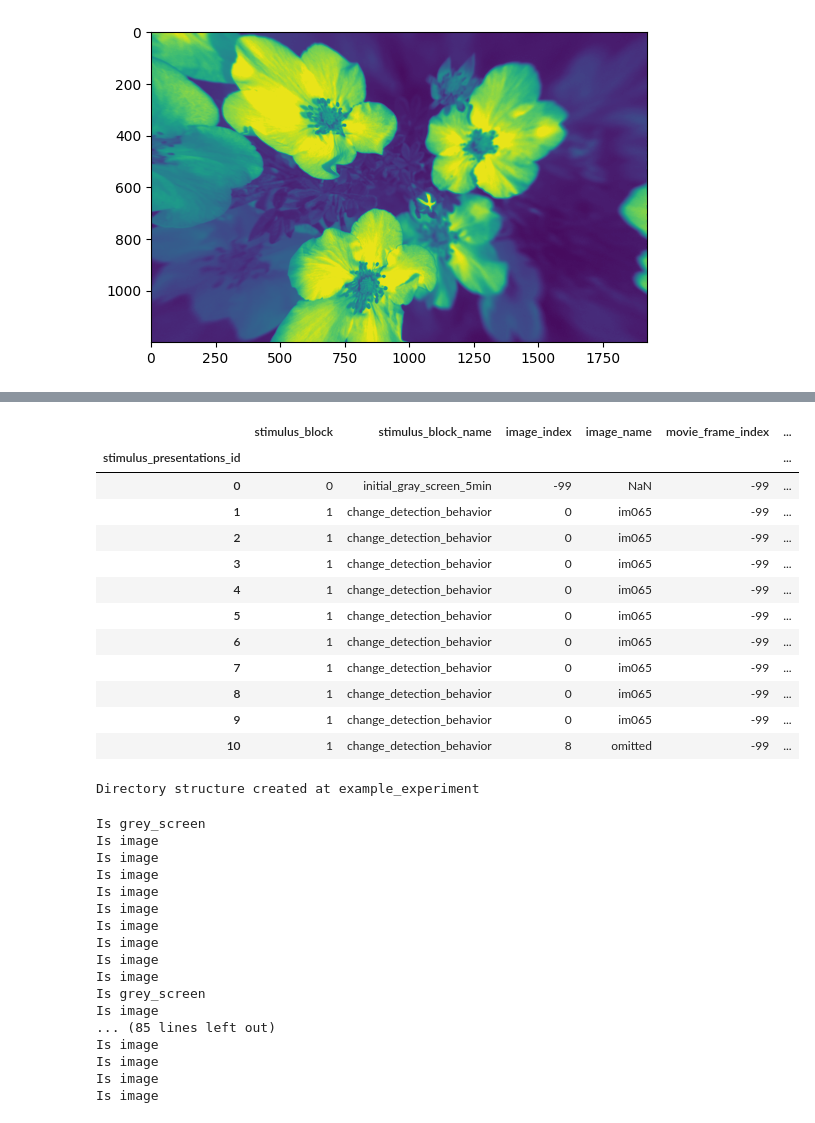
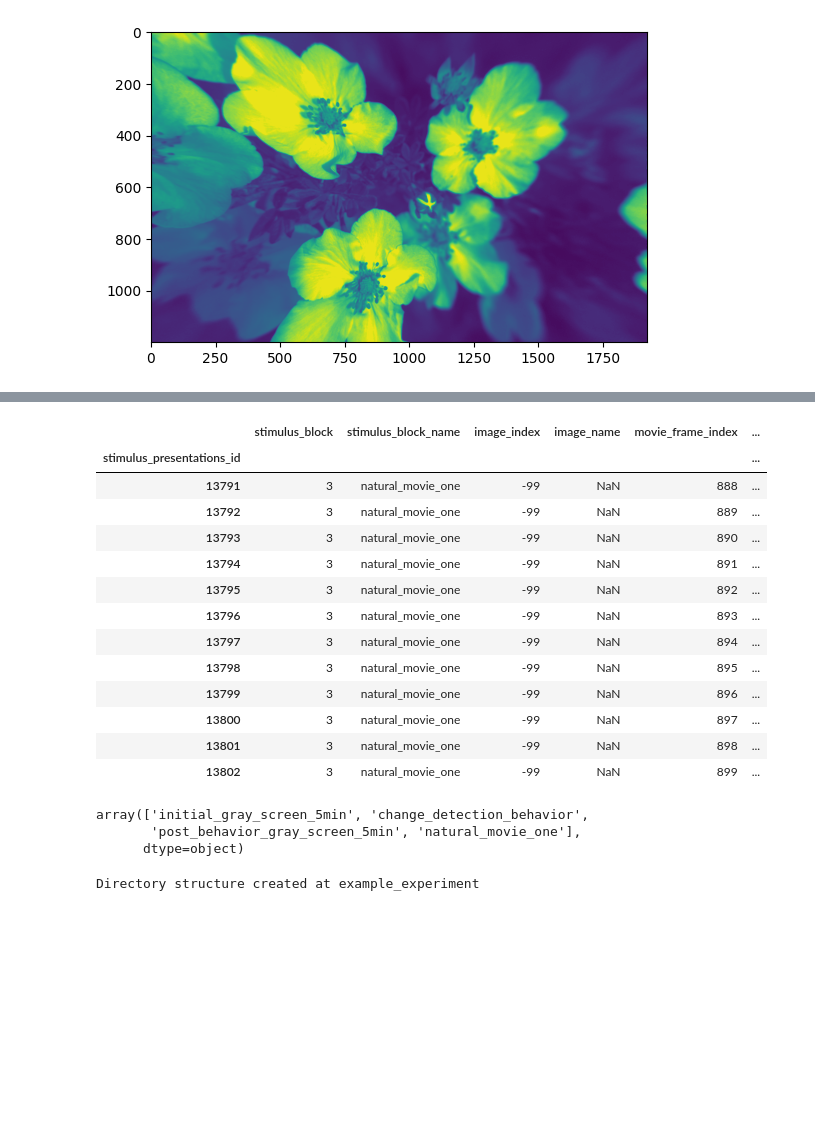
Before and after one commit to schewskone/allen-exporter, a Jupyter notebook: allensdk_test.ipynb, the cells around one changed output, grey strips where cells are left out. Saved outputs shown, nothing was run; the diff lists cells and outputs as text; code cells hidden in the pictures; blank space fills up the shorter version.

Commit message:
visual stimuli mostly done

```diff
--- a/allensdk_test.ipynb
+++ b/allensdk_test.ipynb
@@ -174,19 +209,24 @@ print(stimulus_templates.iloc[0]["warped"].shape)
 # %%
-stimulus_table.head(11)
+stimulus_table.head(12)
+stimulus_table['stimulus_block_name'].unique()
 # %% [output]
 |  | stimulus_block | stimulus_block_name | image_index | image_name | movie_frame_index | ... |
 | stimulus_presentations_id |  |  |  |  |  | ... |
-| 0 | 0 | initial_gray_screen_5min | -99 | NaN | -99 | ... |
-| 1 | 1 | change_detection_behavior | 0 | im065 | -99 | ... |
-| 2 | 1 | change_detection_behavior | 0 | im065 | -99 | ... |
-| 3 | 1 | change_detection_behavior | 0 | im065 | -99 | ... |
-| 4 | 1 | change_detection_behavior | 0 | im065 | -99 | ... |
-| 5 | 1 | change_detection_behavior | 0 | im065 | -99 | ... |
-| 6 | 1 | change_detection_behavior | 0 | im065 | -99 | ... |
-| 7 | 1 | change_detection_behavior | 0 | im065 | -99 | ... |
-| 8 | 1 | change_detection_behavior | 0 | im065 | -99 | ... |
-| 9 | 1 | change_detection_behavior | 0 | im065 | -99 | ... |
-| 10 | 1 | change_detection_behavior | 8 | omitted | -99 | ... |
+| 13791 | 3 | natural_movie_one | -99 | NaN | 888 | ... |
+| 13792 | 3 | natural_movie_one | -99 | NaN | 889 | ... |
+| 13793 | 3 | natural_movie_one | -99 | NaN | 890 | ... |
+| 13794 | 3 | natural_movie_one | -99 | NaN | 891 | ... |
+| 13795 | 3 | natural_movie_one | -99 | NaN | 892 | ... |
+| 13796 | 3 | natural_movie_one | -99 | NaN | 893 | ... |
+| 13797 | 3 | natural_movie_one | -99 | NaN | 894 | ... |
+| 13798 | 3 | natural_movie_one | -99 | NaN | 895 | ... |
+| 13799 | 3 | natural_movie_one | -99 | NaN | 896 | ... |
+| 13800 | 3 | natural_movie_one | -99 | NaN | 897 | ... |
+| 13801 | 3 | natural_movie_one | -99 | NaN | 898 | ... |
+| 13802 | 3 | natural_movie_one | -99 | NaN | 899 | ... |
+array(['initial_gray_screen_5min', 'change_detection_behavior',
+       'post_behavior_gray_screen_5min', 'natural_movie_one'],
+      dtype=object)
 # %%
 ### function for creating directory structure
 
@@ -323,23 +416,6 @@ base_directory = 'example_experiment'
 create_directory_structure(base_directory)
 
 # exporting tows of a single experiment
-stimuli_export(stimulus_table, stimulus_templates, 'example_experiment/screen/meta')
+stimuli_export(stimulus_table, stimulus_templates, 'example_experiment/screen')
 # %% [output]
 Directory structure created at example_experiment
-Is grey_screen
-Is image
-Is image
-Is image
-Is image
-Is image
-Is image
-Is image
-Is image
-Is image
-Is grey_screen
-Is image
-... (85 lines left out)
-Is image
-Is image
-Is image
-Is image
```
Also changed, not shown: parts of 7 cells of this notebook, 2 other files.
